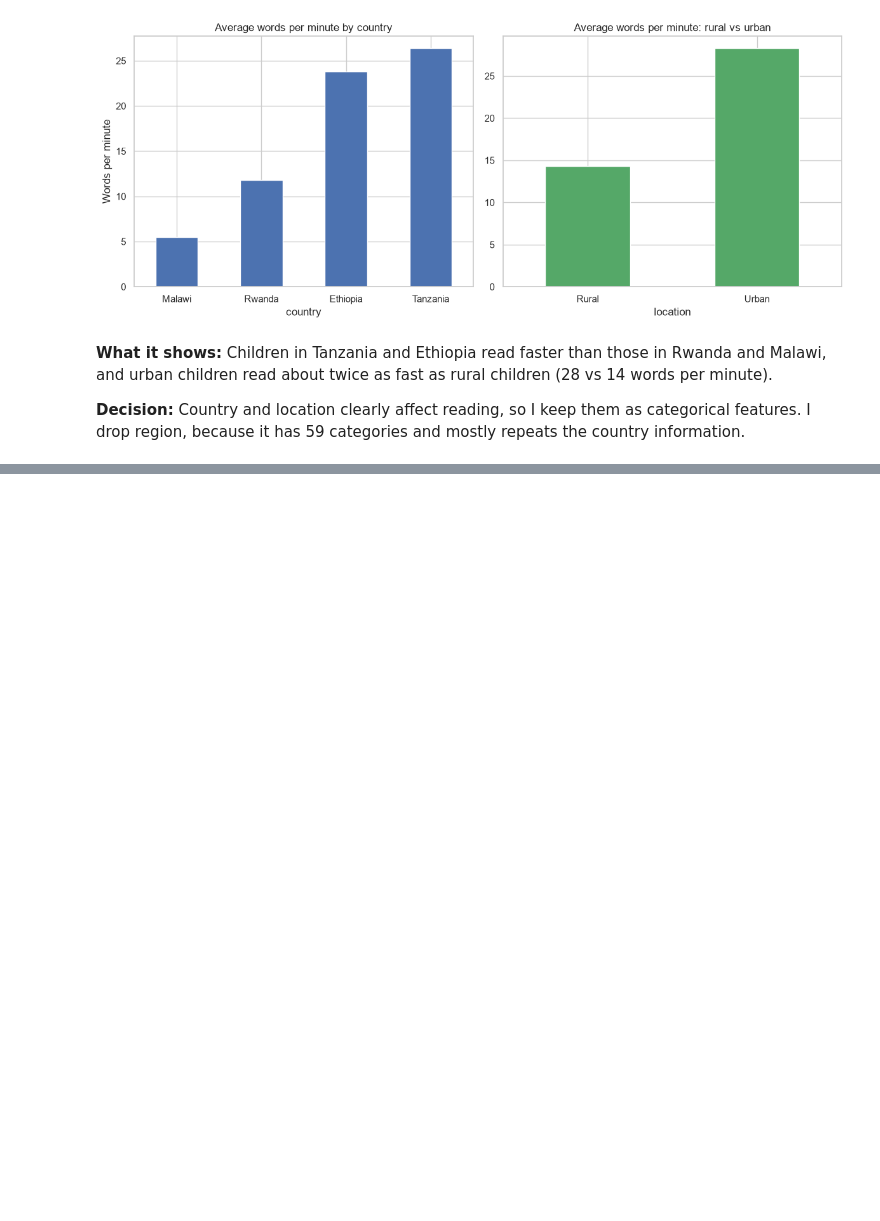
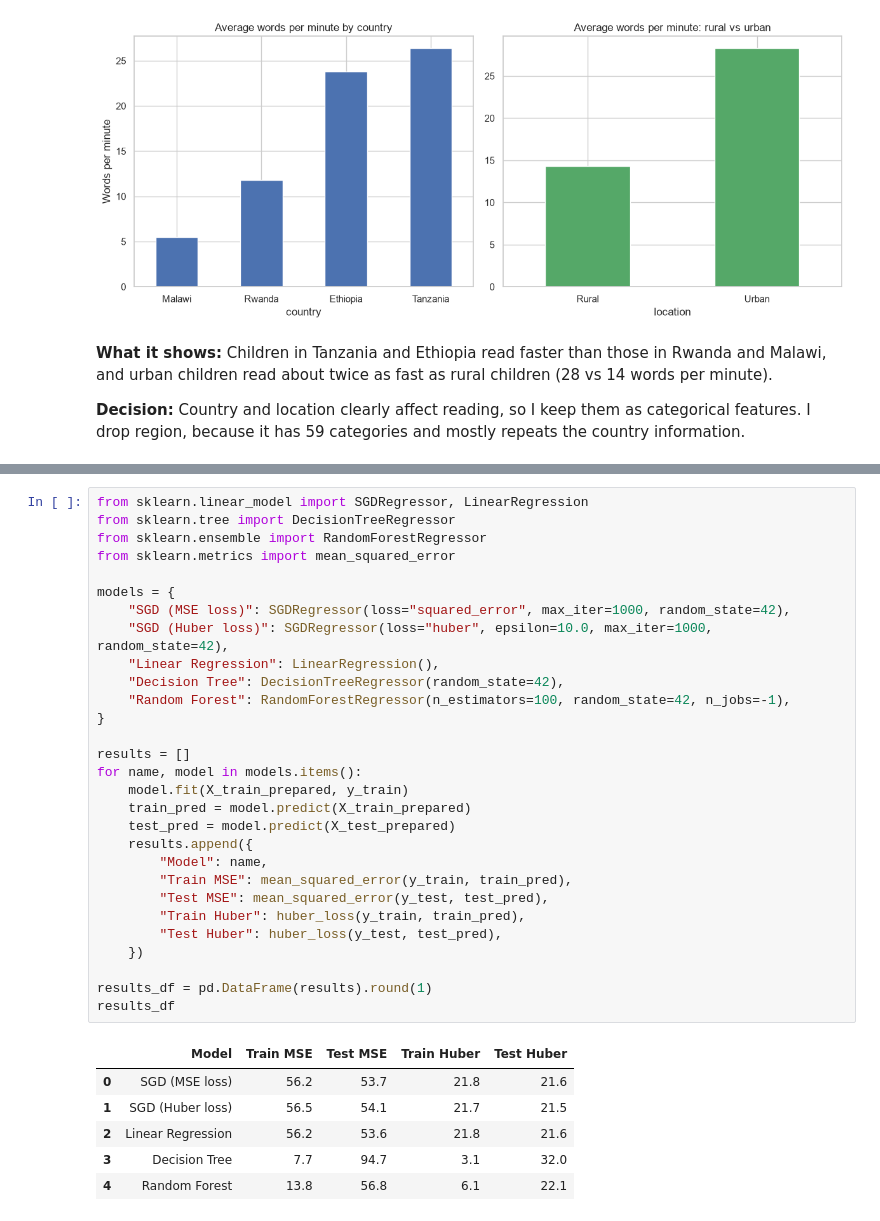
Before and after one commit to ishejaladouce/linear_regression_model, a Jupyter notebook: summative/linear_regression/multivariate.ipynb, the cells around one changed output, grey strips where cells are left out. Drawn from its saved outputs; the diff is of its cells as text; blank space fills up the shorter version.

```diff
--- a/summative/linear_regression/multivariate.ipynb
+++ b/summative/linear_regression/multivariate.ipynb
@@ -153,0 +207,36 @@ plt.show()
+# %%
+from sklearn.linear_model import SGDRegressor, LinearRegression
+from sklearn.tree import DecisionTreeRegressor
+from sklearn.ensemble import RandomForestRegressor
+from sklearn.metrics import mean_squared_error
+
+models = {
+    "SGD (MSE loss)": SGDRegressor(loss="squared_error", max_iter=1000, random_state=42),
+    "SGD (Huber loss)": SGDRegressor(loss="huber", epsilon=10.0, max_iter=1000, random_state=42),
+    "Linear Regression": LinearRegression(),
+    "Decision Tree": DecisionTreeRegressor(random_state=42),
+    "Random Forest": RandomForestRegressor(n_estimators=100, random_state=42, n_jobs=-1),
+}
+
+results = []
+for name, model in models.items():
+    model.fit(X_train_prepared, y_train)
+    train_pred = model.predict(X_train_prepared)
+    test_pred = model.predict(X_test_prepared)
+    results.append({
+        "Model": name,
+        "Train MSE": mean_squared_error(y_train, train_pred),
+        "Test MSE": mean_squared_error(y_test, test_pred),
+        "Train Huber": huber_loss(y_train, train_pred),
+        "Test Huber": huber_loss(y_test, test_pred),
+    })
+
+results_df = pd.DataFrame(results).round(1)
+results_df
+# %% [output]
+|  | Model | Train MSE | Test MSE | Train Huber | Test Huber |
+| 0 | SGD (MSE loss) | 56.2 | 53.7 | 21.8 | 21.6 |
+| 1 | SGD (Huber loss) | 56.5 | 54.1 | 21.7 | 21.5 |
+| 2 | Linear Regression | 56.2 | 53.6 | 21.8 | 21.6 |
+| 3 | Decision Tree | 7.7 | 94.7 | 3.1 | 32.0 |
+| 4 | Random Forest | 13.8 | 56.8 | 6.1 | 22.1 |
```
Also changed, not shown: parts of 12 cells of this notebook.
